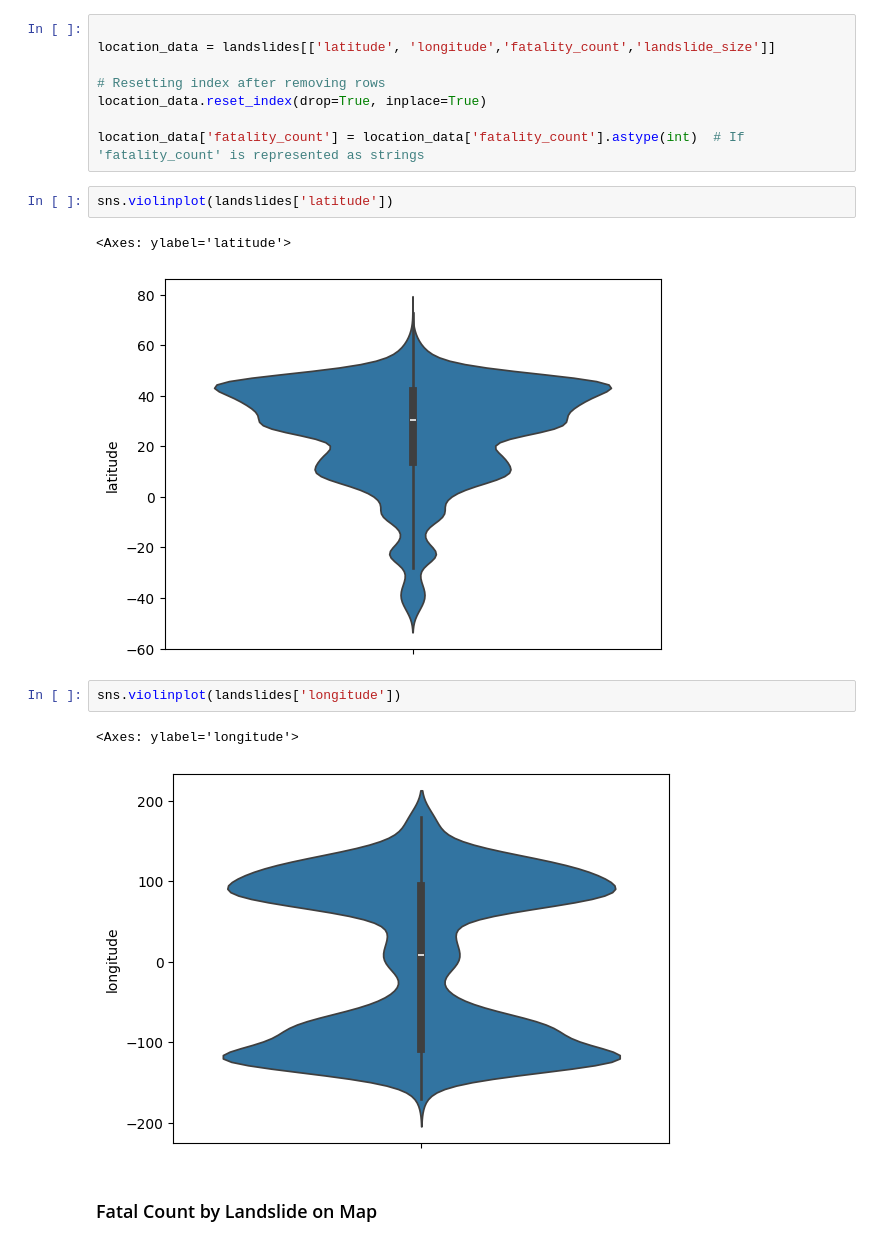
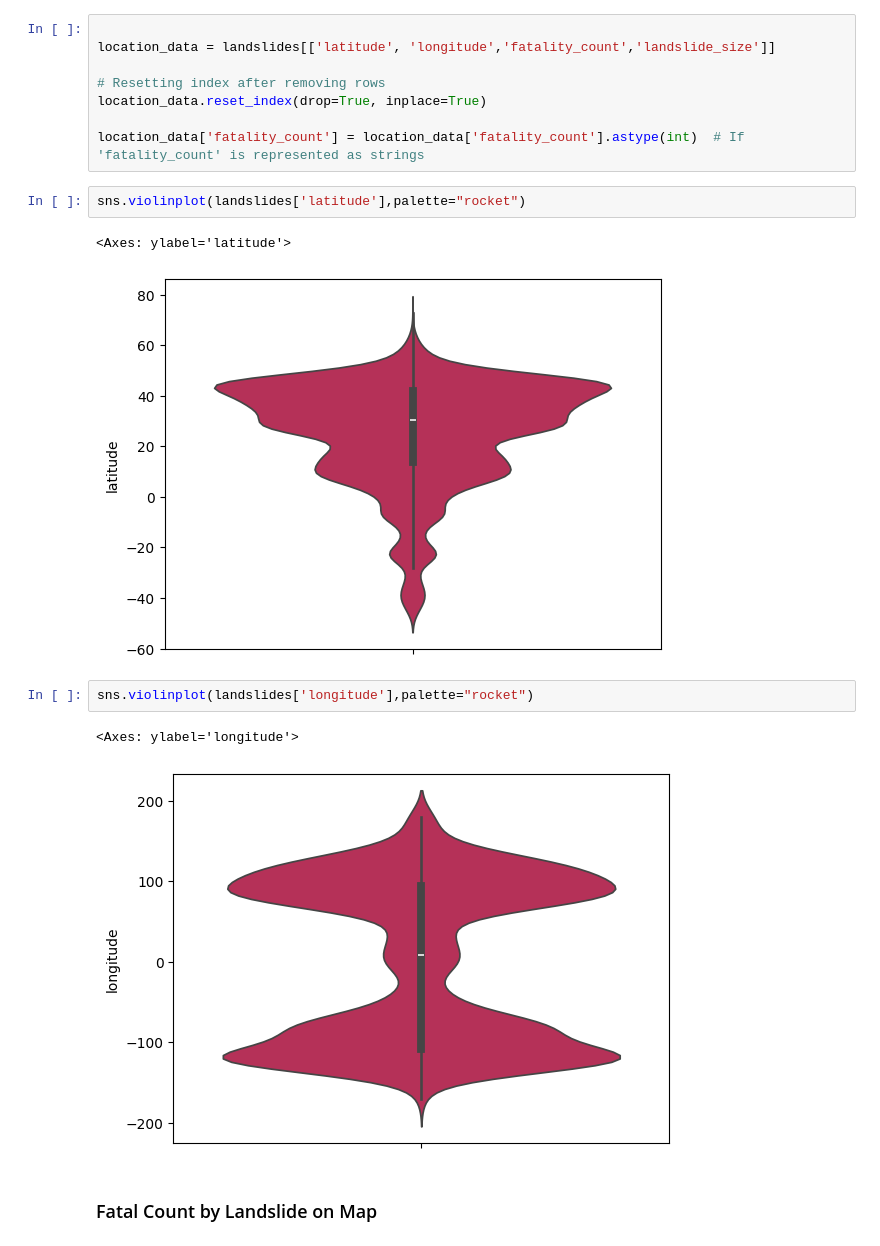
Before and after one commit to Mcrash01/Python-data-analysis, a Jupyter notebook: exploration.ipynb, the cells around one changed output. Drawn from its saved outputs; the diff is of its cells as text.

```diff
--- a/exploration.ipynb
+++ b/exploration.ipynb
@@ -320,15 +320,15 @@ location_data.reset_index(drop=True, inplace=True)
 
 location_data['fatality_count'] = location_data['fatality_count'].astype(int)  # If 'fatality_count' is represented as strings
 # %%
-sns.violinplot(landslides['latitude'])
+sns.violinplot(landslides['latitude'],palette="rocket")
 # %% [output]
 <Axes: ylabel='latitude'>
-[figure, old version]
+[figure, new version]
 # %%
-sns.violinplot(landslides['longitude'])
+sns.violinplot(landslides['longitude'],palette="rocket")
 # %% [output]
 <Axes: ylabel='longitude'>
-[figure, old version]
+[figure, new version]
 # %% [markdown]
 ### Fatal Count by Landslide on Map
 # %%
```
Also changed, not shown: parts of 7 cells of this notebook.
